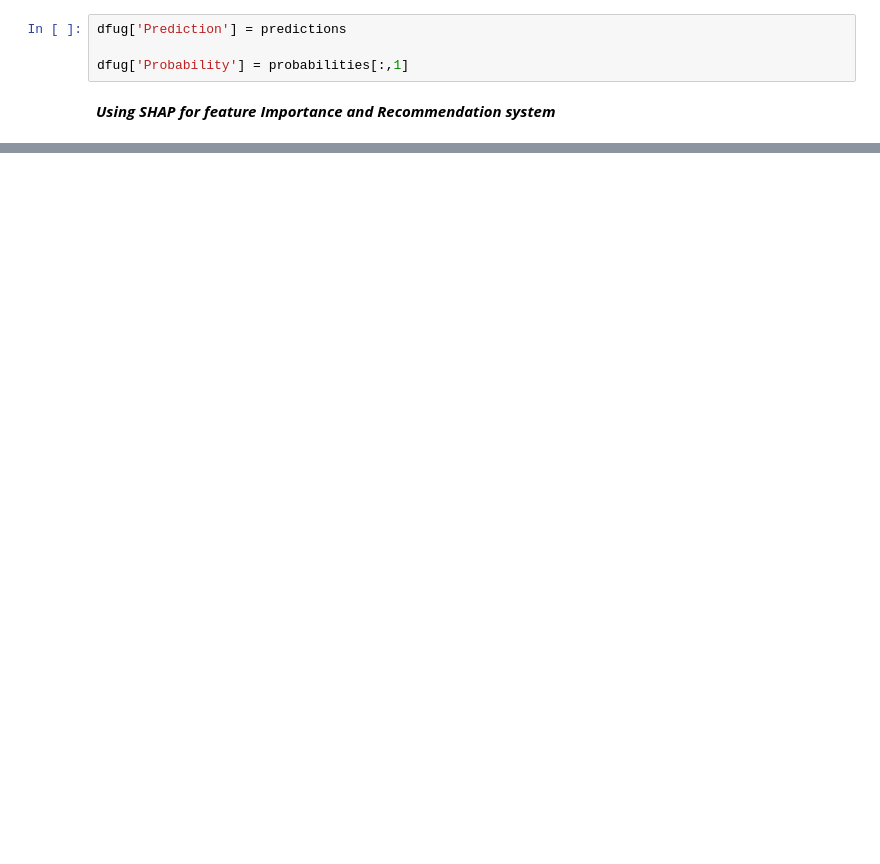
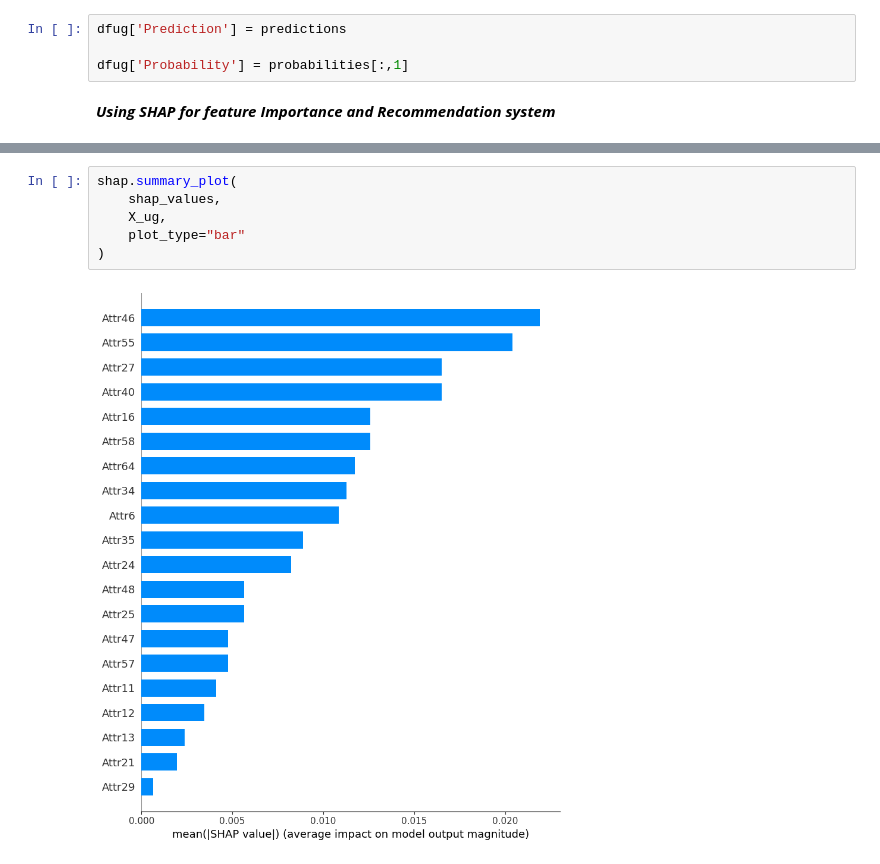
Before and after one commit to kalasamuel/CompanyBankruptcyML, a Jupyter notebook: ug_dataset.ipynb, the cells around one changed output, grey strips where cells are left out. Saved outputs shown, nothing was run; the diff lists cells and outputs as text; blank space fills up the shorter version.

```diff
--- a/ug_dataset.ipynb
+++ b/ug_dataset.ipynb
@@ -80,0 +94,8 @@ y = dfug["bankrupt_after_years"]
+# %%
+shap.summary_plot(
+    shap_values,
+    X_ug,
+    plot_type="bar"
+)
+# %% [output]
+[figure, added]
```
Also changed, not shown: parts of 14 cells of this notebook.
